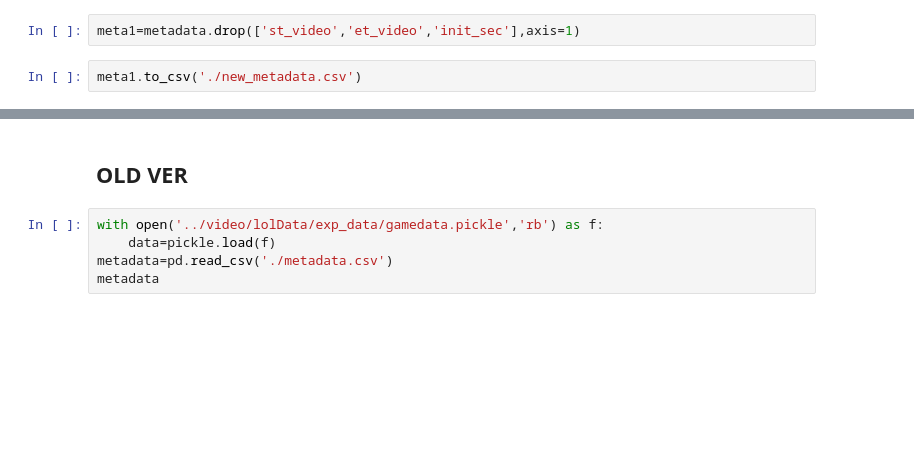
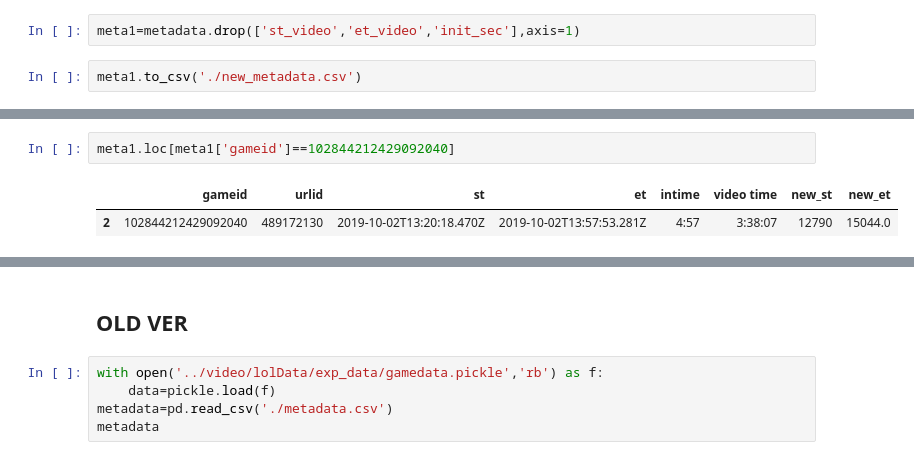
Before and after one commit to hyeinhyun/multimodal_highlight, a Jupyter notebook: chat/metadata.ipynb, the cells around one changed output, grey strips where cells are left out. Saved outputs shown, nothing was run; the diff lists cells and outputs as text; blank space fills up the shorter version.

```diff
--- a/chat/metadata.ipynb
+++ b/chat/metadata.ipynb
@@ -62,3 +46,8 @@ meta1
+# %%
+meta1.loc[meta1['gameid']==102844212429092040]
+# %% [output]
+|  | gameid | urlid | st | et | intime | video time | new_st | new_et |
+| 2 | 102844212429092040 | 489172130 | 2019-10-02T13:20:18.470Z | 2019-10-02T13:57:53.281Z | 4:57 | 3:38:07 | 12790 | 15044.0 |
 # %%
 #metadata upload
 for idx1,i in enumerate(metadata['urlid']):
```
Also changed, not shown: parts of 2 cells of this notebook.
